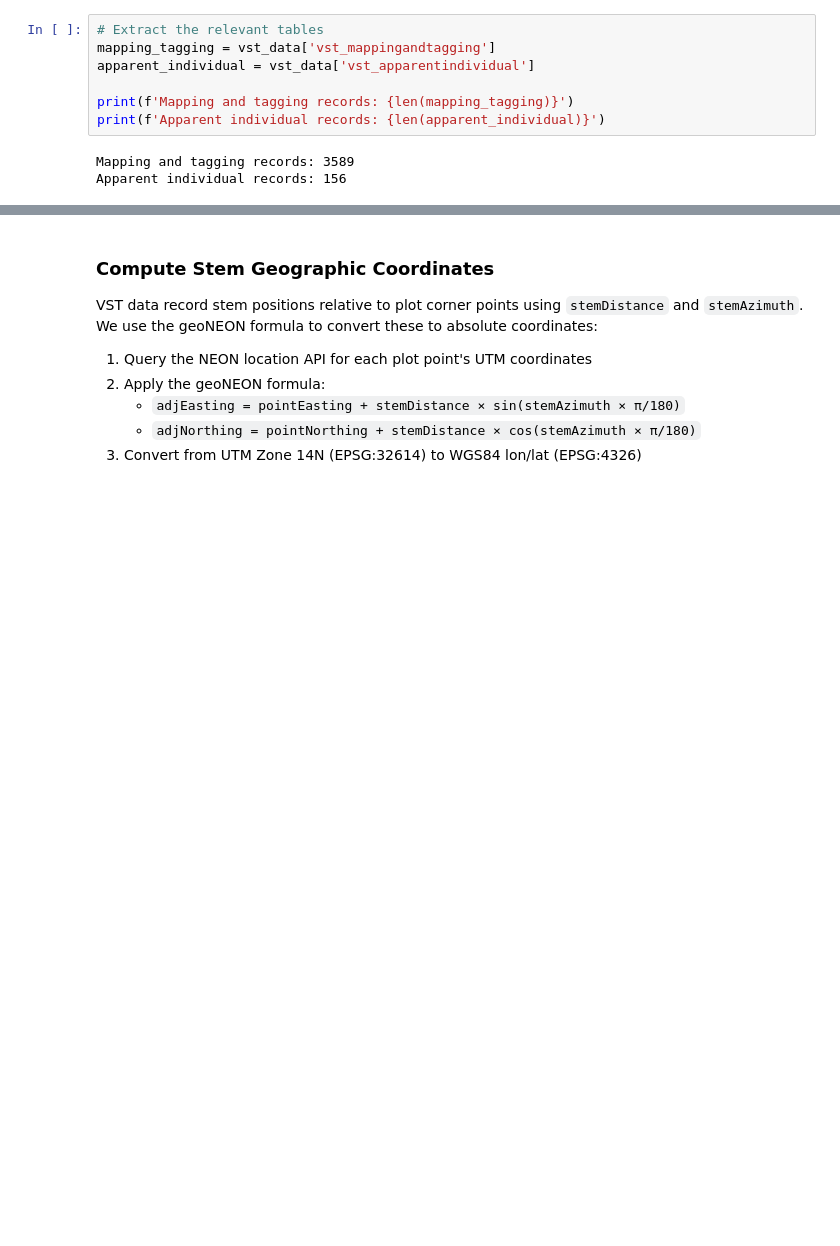
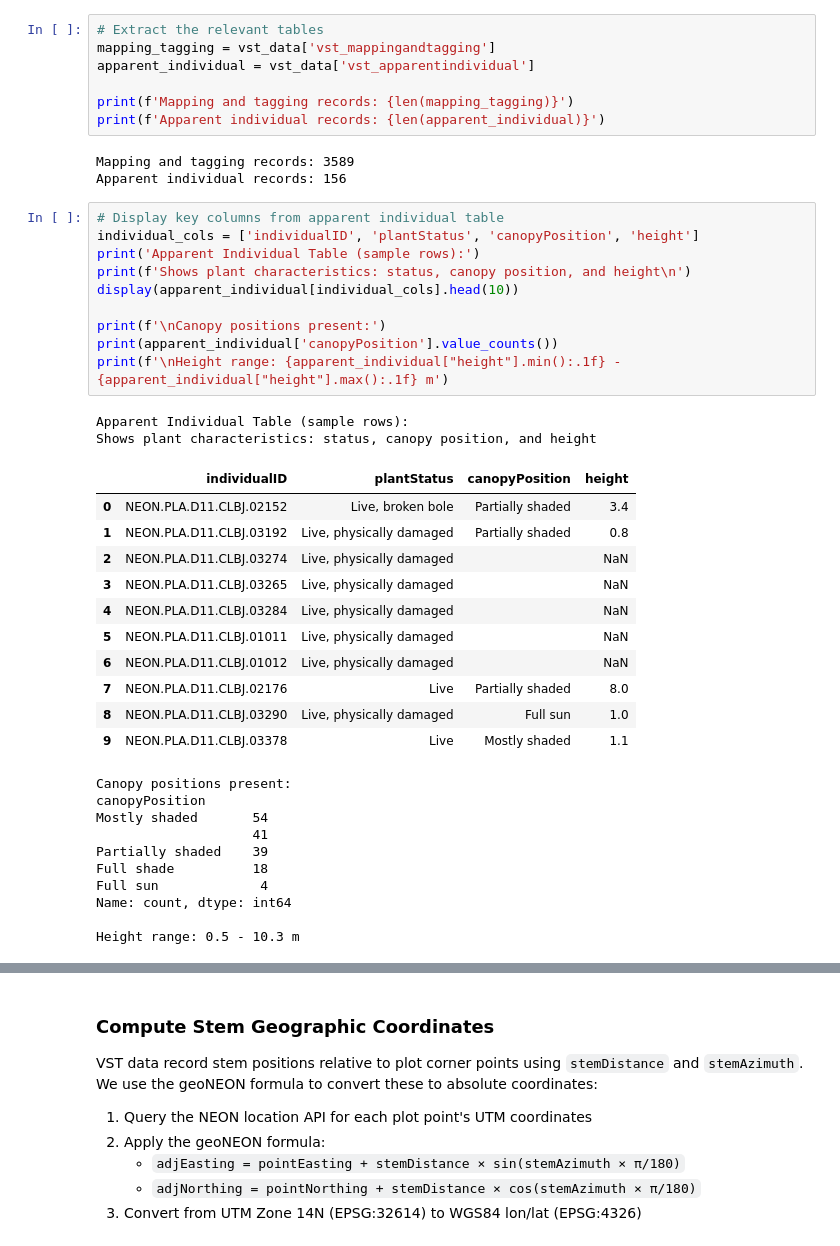
Before and after one commit to jmus2235/python-gee-ml-tutorial, a Jupyter notebook: scripts/clbj_rf_classification_v2.ipynb, the cells around one changed output, grey strips where cells are left out. Cells and saved outputs as stored; diff of their text form; blank space fills up the shorter version.

```diff
--- a/scripts/clbj_rf_classification_v2.ipynb
+++ b/scripts/clbj_rf_classification_v2.ipynb
@@ -247,3 +247,37 @@ print(f'Apparent individual records: {len(apparent_individual)}')
 # %% [output]
 Mapping and tagging records: 3589
 Apparent individual records: 156
+# %%
+# Display key columns from apparent individual table
+individual_cols = ['individualID', 'plantStatus', 'canopyPosition', 'height']
+print('Apparent Individual Table (sample rows):')
+print(f'Shows plant characteristics: status, canopy position, and height\n')
+display(apparent_individual[individual_cols].head(10))
+
+print(f'\nCanopy positions present:')
+print(apparent_individual['canopyPosition'].value_counts())
+print(f'\nHeight range: {apparent_individual["height"].min():.1f} - {apparent_individual["height"].max():.1f} m')
+# %% [output]
+Apparent Individual Table (sample rows):
+Shows plant characteristics: status, canopy position, and height
+|  | individualID | plantStatus | canopyPosition | height |
+| 0 | NEON.PLA.D11.CLBJ.02152 | Live, broken bole | Partially shaded | 3.4 |
+| 1 | NEON.PLA.D11.CLBJ.03192 | Live, physically damaged | Partially shaded | 0.8 |
+| 2 | NEON.PLA.D11.CLBJ.03274 | Live, physically damaged |  | NaN |
+| 3 | NEON.PLA.D11.CLBJ.03265 | Live, physically damaged |  | NaN |
+| 4 | NEON.PLA.D11.CLBJ.03284 | Live, physically damaged |  | NaN |
+| 5 | NEON.PLA.D11.CLBJ.01011 | Live, physically damaged |  | NaN |
+| 6 | NEON.PLA.D11.CLBJ.01012 | Live, physically damaged |  | NaN |
+| 7 | NEON.PLA.D11.CLBJ.02176 | Live | Partially shaded | 8.0 |
+| 8 | NEON.PLA.D11.CLBJ.03290 | Live, physically damaged | Full sun | 1.0 |
+| 9 | NEON.PLA.D11.CLBJ.03378 | Live | Mostly shaded | 1.1 |
+Canopy positions present:
+canopyPosition
+Mostly shaded       54
+                    41
+Partially shaded    39
+Full shade          18
+Full sun             4
+Name: count, dtype: int64
+
+Height range: 0.5 - 10.3 m
```
Also changed, not shown: parts of 3 cells of this notebook.
